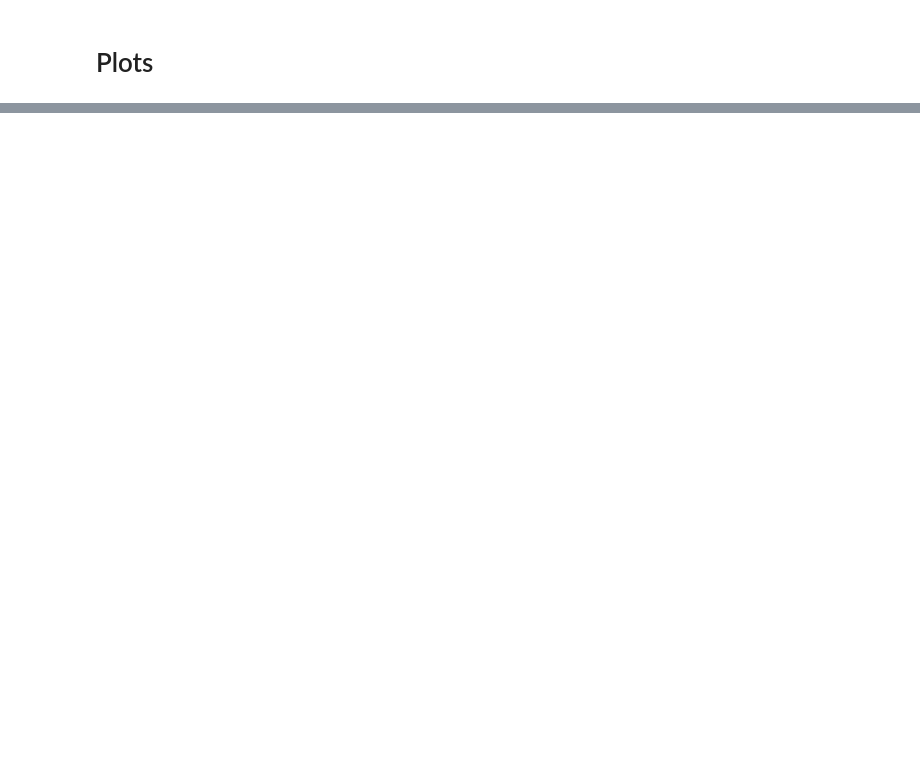
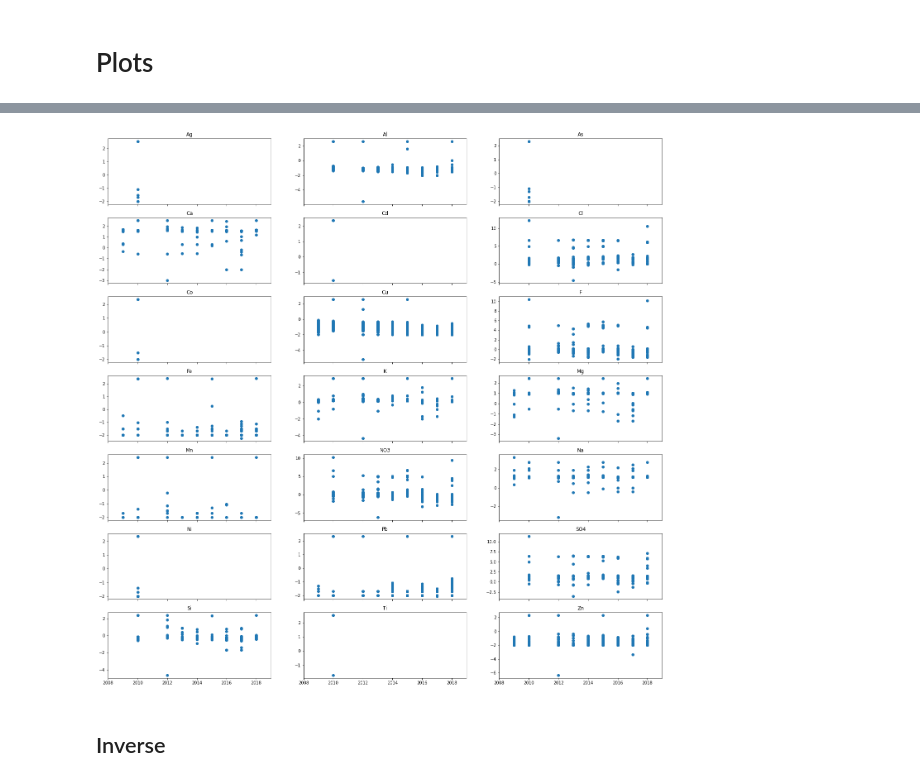
Before and after one commit to E-Lombo/che223-statistics, a Jupyter notebook: Assignment 1/data_extraction.ipynb, the cells around one changed output, grey strips where cells are left out. Saved outputs shown, nothing was run; the diff lists cells and outputs as text; code cells hidden in the pictures; blank space fills up the shorter version.

```diff
--- a/Assignment 1/data_extraction.ipynb
+++ b/Assignment 1/data_extraction.ipynb
@@ -134,0 +153,18 @@ for ion in all_ions:
+# %%
+fig, axs = plt.subplots(7, 3, figsize=(24,24), sharex=True)
+row = 0
+col = 0
+
+for ion in all_ions:
+    axs[row, col].plot(df_log[(df['Ion'] == ion)]['Year'], df_log[(df['Ion'] == ion)]['Conc (mg/L)'], ls='', marker='o')
+    axs[row, col].set_title(ion)
+    axs[row, col].set_xlim(2008, 2019)
+
+    if col == 2:
+        col = 0
+        row += 1
+    else: col += 1
+# %% [output]
+[figure, added]
+# %% [markdown]
+## Inverse
```
Also changed, not shown: parts of 16 cells of this notebook, 1 other file.
